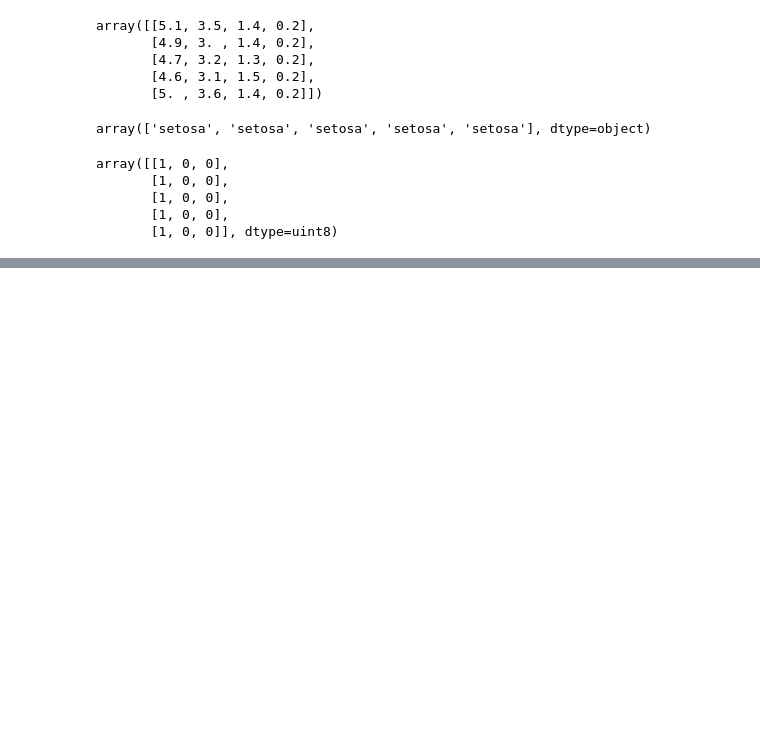
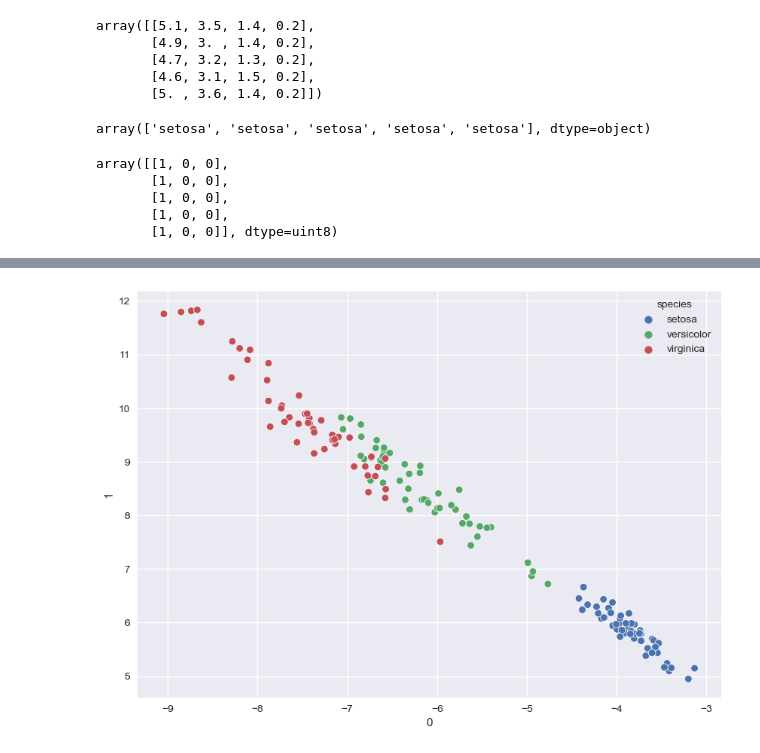
Before and after one commit to OrnlyP63/Medium, a Jupyter notebook: ann-matrix/Neural-Net-In-The-Matrix.ipynb, the cells around one changed output, grey strips where cells are left out. Saved outputs shown, nothing was run; the diff lists cells and outputs as text; code cells hidden in the pictures; blank space fills up the shorter version.

```diff
--- a/ann-matrix/Neural-Net-In-The-Matrix.ipynb
+++ b/ann-matrix/Neural-Net-In-The-Matrix.ipynb
@@ -128,3 +134,7 @@ array([[1, 0, 0],
        [1, 0, 0],
        [1, 0, 0],
        [1, 0, 0]], dtype=uint8)
+# %%
+np.random.seed(42)
+M_input = np.random.uniform(-1, 1, (4, 16))
+X_hidden= X @ M_input
@@ -130,0 +150,5 @@ array([[1, 0, 0],
+# %%
+iris_hidden = pd.DataFrame(X_hidden)
+iris_hidden['species'] = iris['species']
+
+iris_hidden.head()
@@ -130,0 +162,6 @@ array([[1, 0, 0],
+# %%
+plt.figure(figsize=(10, 7))
+sns.scatterplot(data=iris_hidden, x=0, y=1, hue='species')
+plt.savefig('plot_iris_hidden.png');
+# %% [output]
+[figure, added]
```
Also changed, not shown: parts of 12 cells of this notebook, 21 other files.
